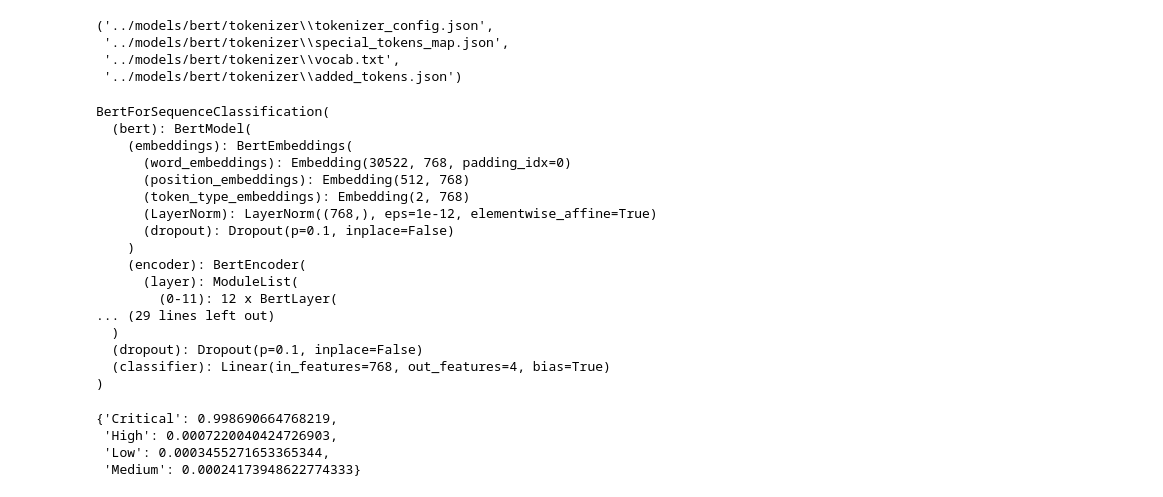
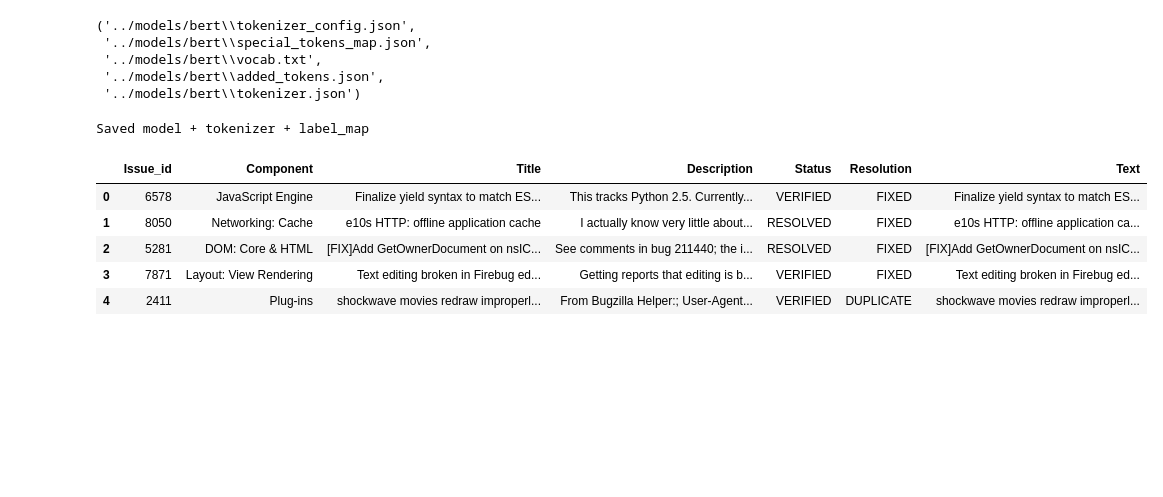
Before and after one commit to erenceh/ml-bug-prediction, a Jupyter notebook: ml/notebooks/bert_priority_classifier.ipynb, the cells around one changed output. Saved outputs shown, nothing was run; the diff lists cells and outputs as text; code cells hidden in the pictures; blank space fills up the shorter version.

```diff
--- a/ml/notebooks/bert_priority_classifier.ipynb
+++ b/ml/notebooks/bert_priority_classifier.ipynb
@@ -320,8 +294,9 @@ result:<br>
 # %%
-trainer.save_model("../models/bert/trainer")
-tokenizer.save_pretrained("../models/bert/tokenizer")
+trainer.save_model("../models/bert")
+tokenizer.save_pretrained("../models/bert")
 # %% [output]
-('../models/bert/tokenizer\\tokenizer_config.json',
- '../models/bert/tokenizer\\special_tokens_map.json',
- '../models/bert/tokenizer\\vocab.txt',
- '../models/bert/tokenizer\\added_tokens.json')
+('../models/bert\\tokenizer_config.json',
+ '../models/bert\\special_tokens_map.json',
+ '../models/bert\\vocab.txt',
+ '../models/bert\\added_tokens.json',
+ '../models/bert\\tokenizer.json')
@@ -331,46 +303,20 @@ tokenizer = BertTokenizer.from_pretrained("../models/bert/tokenizer")
-# %%
-model.eval()
-# %% [output]
-BertForSequenceClassification(
-  (bert): BertModel(
-    (embeddings): BertEmbeddings(
-      (word_embeddings): Embedding(30522, 768, padding_idx=0)
-      (position_embeddings): Embedding(512, 768)
-      (token_type_embeddings): Embedding(2, 768)
-      (LayerNorm): LayerNorm((768,), eps=1e-12, elementwise_affine=True)
-      (dropout): Dropout(p=0.1, inplace=False)
-    )
-    (encoder): BertEncoder(
-      (layer): ModuleList(
-        (0-11): 12 x BertLayer(
-... (29 lines left out)
-  )
-  (dropout): Dropout(p=0.1, inplace=False)
-  (classifier): Linear(in_features=768, out_features=4, bias=True)
-)
-# %%
-# Test text
-bug_title = "Payment processing fails for all transactions"
-bug_description = "Users cannot complete any payments. Transactions are rejected with a server error 500 immediately after submitting payment info."
-bug_text = [bug_title + " " + bug_description]
-
-tokenized_input = tokenizer(
-  bug_text,
-  padding=True,
-  truncation=True,
-  max_length=128,
-  return_tensors="pt"
-)
-
-logits = model(**tokenized_input).logits
-probabilities = torch.nn.functional.softmax(logits, dim=-1)
-predicted_index = probabilities.argmax(dim=-1).item()
-predicted_priority = le.inverse_transform([predicted_index])
-
-class_probs = {label: float(prob) for label, prob in zip(le.classes_, probabilities[0])}
-class_probs
-# %% [output]
-{'Critical': 0.998690664768219,
- 'High': 0.0007220040424726903,
- 'Low': 0.0003455271653365344,
- 'Medium': 0.00024173948622774333}
+# %%
+label_map_path = os.path.join("../models/bert", "label_map.json")
+label_map_serializable = {int(k): int(v) for k, v in label_map.items()}
+with open(label_map_path, "w") as f:
+  json.dump(label_map_serializable, f)
+
+print("Saved model + tokenizer + label_map")
+# %% [output]
+Saved model + tokenizer + label_map
+# %%
+test_df = pd.read_csv("../../data/raw/test.csv")
+# %%
+test_df.head()
+# %% [output]
+|  | Issue_id | Component | Title | Description | Status | Resolution | Text |
+| 0 | 6578 | JavaScript Engine | Finalize yield syntax to match ES... | This tracks Python 2.5. Currently... | VERIFIED | FIXED | Finalize yield syntax to match ES... |
+| 1 | 8050 | Networking: Cache | e10s HTTP: offline application cache | I actually know very little about... | RESOLVED | FIXED | e10s HTTP: offline application ca... |
+| 2 | 5281 | DOM: Core & HTML | [FIX]Add GetOwnerDocument on nsIC... | See comments in bug 211440; the i... | RESOLVED | FIXED | [FIX]Add GetOwnerDocument on nsIC... |
+| 3 | 7871 | Layout: View Rendering | Text editing broken in Firebug ed... | Getting reports that editing is b... | VERIFIED | FIXED | Text editing broken in Firebug ed... |
+| 4 | 2411 | Plug-ins | shockwave movies redraw improperl... | From Bugzilla Helper:; User-Agent... | VERIFIED | DUPLICATE | shockwave movies redraw improperl... |
```
Also changed, not shown: parts of 62 cells of this notebook, 11 other files.
